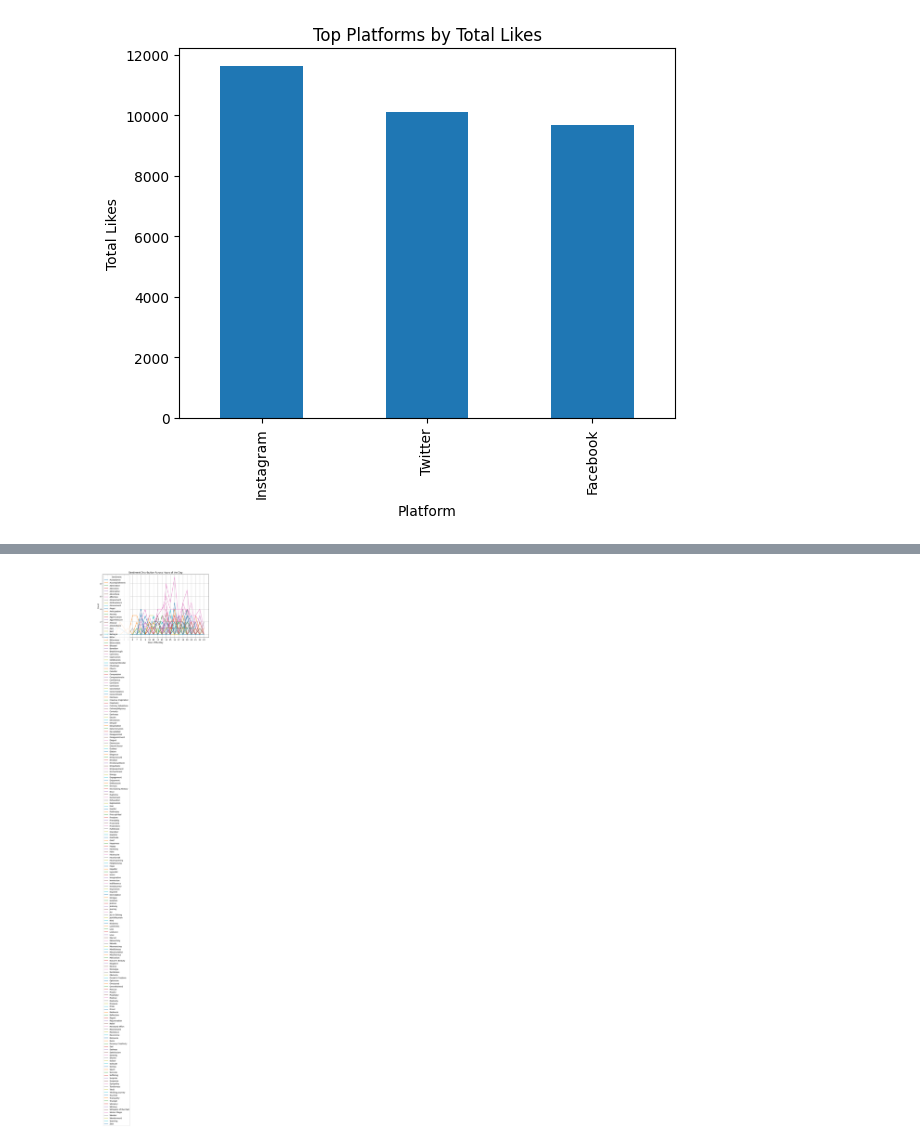
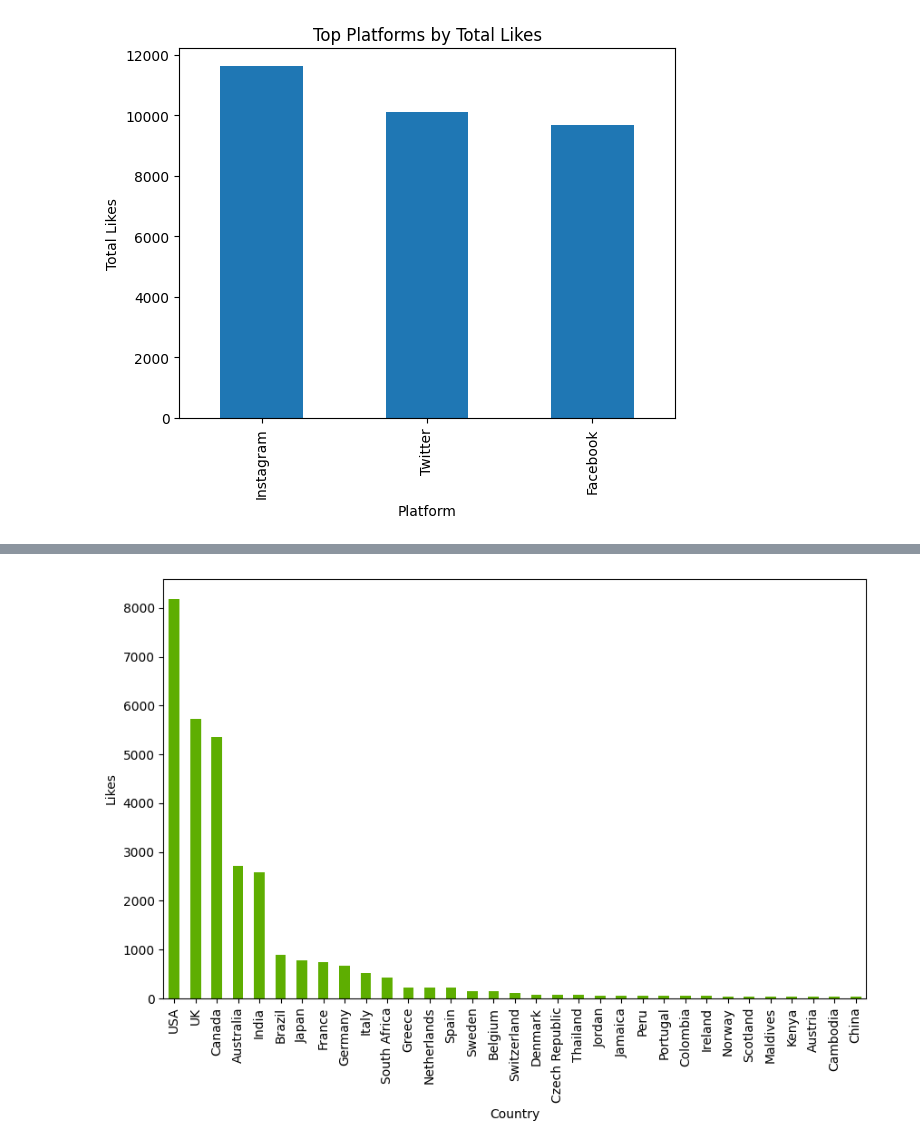
Before and after one commit to zizo155/sentimental-analysis, a Jupyter notebook: sentimental_analysis.ipynb, the cells around one changed output, grey strips where cells are left out. Saved outputs shown, nothing was run; the diff lists cells and outputs as text; code cells hidden in the pictures.

```diff
--- a/sentimental_analysis.ipynb
+++ b/sentimental_analysis.ipynb
@@ -415,24 +300,8 @@ plt.show()
-# %%
-
-#Is there a relationship between the time of day and the sentiment of social media posts?
-# Convert 'Timestamp' column to datetime format
-df['Timestamp'] = pd.to_datetime(df['Timestamp'])
-
-# Extract the hour component from 'Timestamp'
-df['Hour'] = df['Timestamp'].dt.hour
-
-# Group by hour of the day and sentiment, then count occurrences
-sentiment_by_hour = df.groupby(['Hour', 'Sentiment']).size().unstack(fill_value=0)
-
-# Plotting
-sentiment_by_hour.plot(kind='line', figsize=(10, 6))
-plt.title('Sentiment Distribution Across Hours of the Day')
-plt.xlabel('Hour of the Day')
-plt.ylabel('Count')
-plt.xticks(range(24))  # Show all hours from 0 to 23
-plt.legend(title='Sentiment')
-plt.grid(True)
-plt.tight_layout()
-plt.show()
-# %% [output]
-[figure, removed]
+# %%
+likes_per_country = no_duplicated.groupby(['Country']).Likes.sum().sort_values(ascending=False)
+
+likes_per_country.plot(kind='bar', color = '#5eAE01', figsize=(10, 6) )
+plt.ylabel('Likes')
+plt.show()
+# %% [output]
+[figure, added]
```
Also changed, not shown: parts of 43 cells of this notebook.
